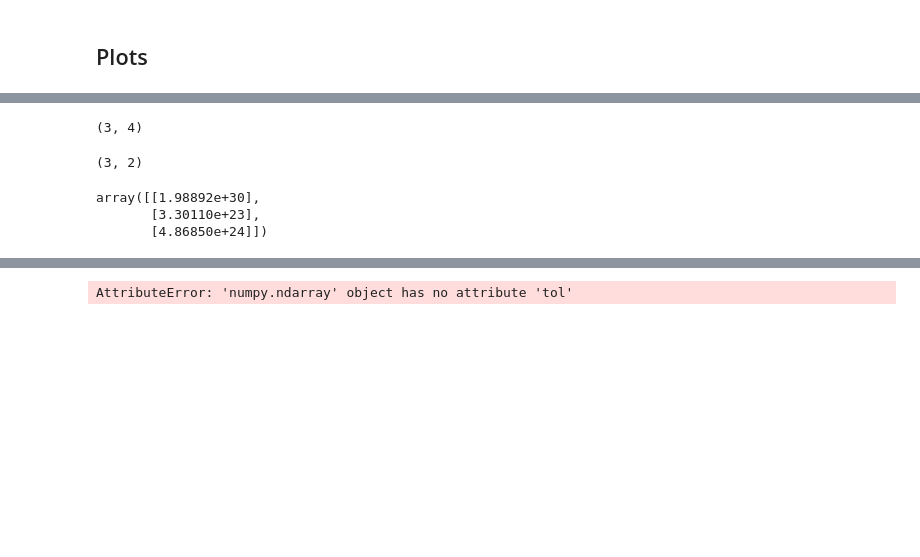
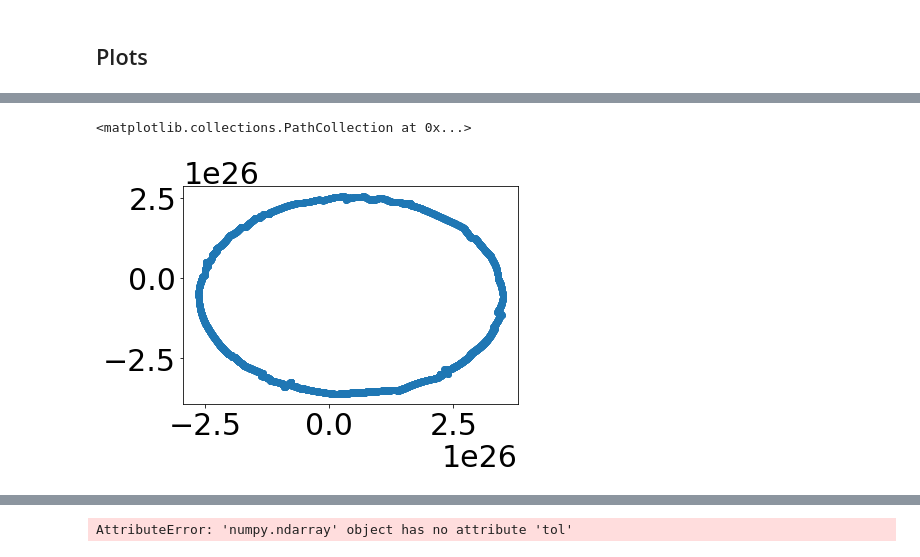
Before and after one commit to Pablo-Lemos/orbits, a Jupyter notebook: planets_graphnets.ipynb, the cells around one changed output, grey strips where cells are left out. Drawn from its saved outputs; the diff is of its cells as text; code cells hidden in the pictures; blank space fills up the shorter version.

```diff
--- a/planets_graphnets.ipynb
+++ b/planets_graphnets.ipynb
@@ -581,8 +743,0 @@ array([[ 1.98892000e+30,  3.30110000e+23,  4.09996861e+10, ...,
-# %%
-np.concatenate([dx, dx], axis = 1).shape
-# %% [output]
-(3, 4)
-# %%
-dx.shape
-# %% [output]
-(3, 2)
@@ -593,6 +744,5 @@ for i in range(3):
-# %%
-masses_arr
-# %% [output]
-array([[1.98892e+30],
-       [3.30110e+23],
-       [4.86850e+24]])
+# %%
+plt.scatter(f_pred[:,3,0], f_pred[:,3,1], marker= 'o')
+# %% [output]
+<matplotlib.collections.PathCollection at 0x...>
+[figure, added]
```
Also changed, not shown: parts of 33 cells of this notebook.
